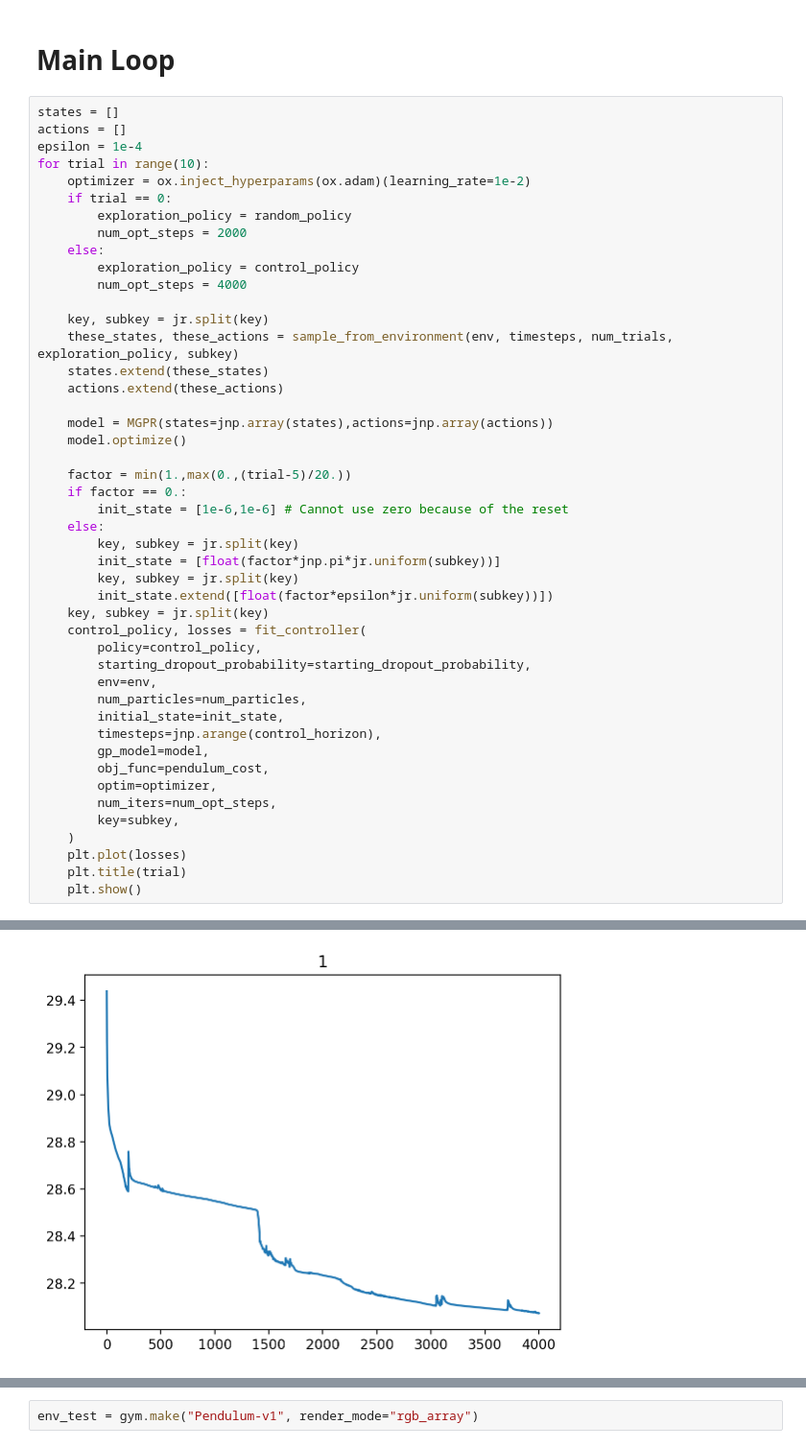
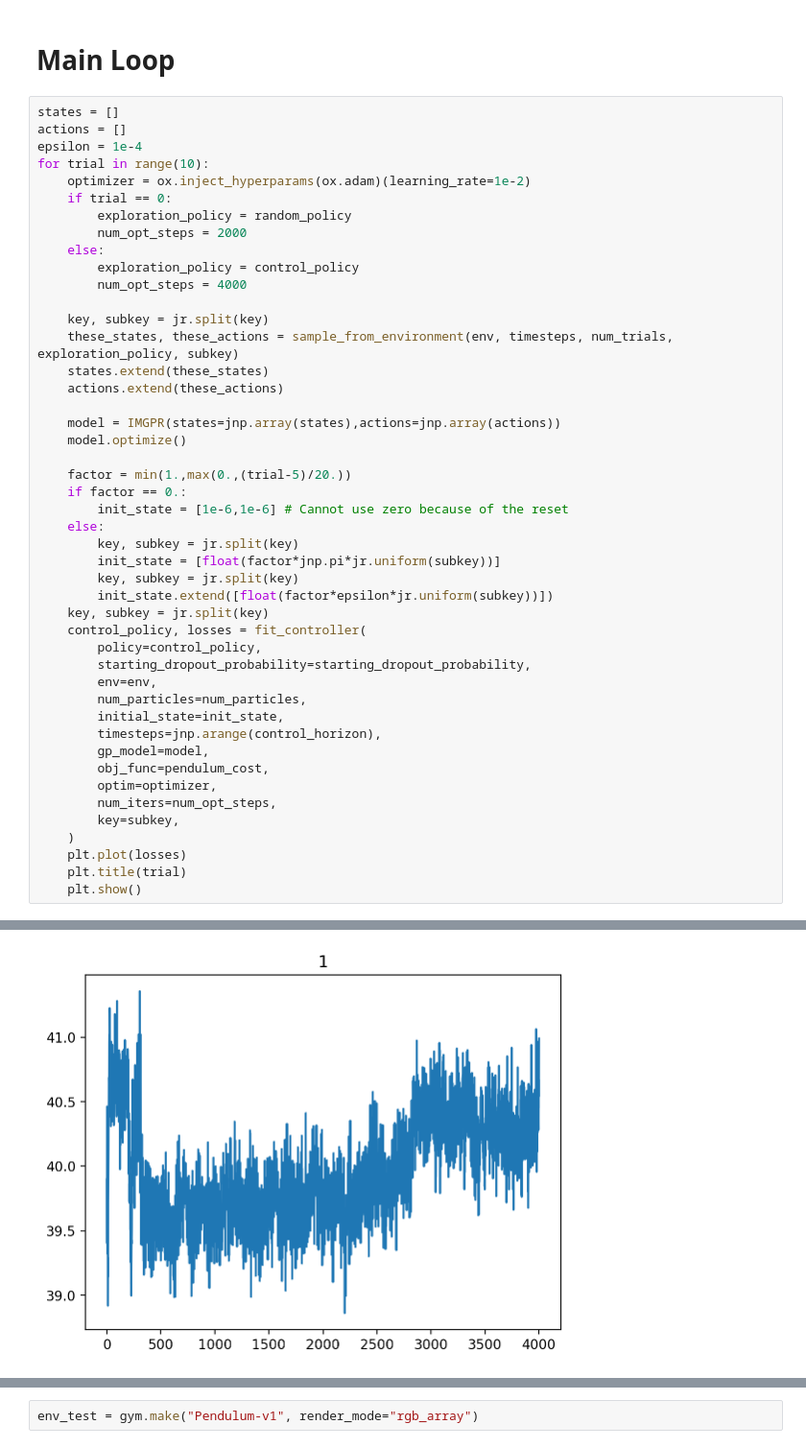
Before and after one commit to mathDR/jax-mc-pilco, a Jupyter notebook: notebooks/pilco_testing_inv_pend_notebook.ipynb, the cells around one changed output, grey strips where cells are left out. Shown at 96% size. Cells and saved outputs as stored; diff of their text form.

```diff
--- a/notebooks/pilco_testing_inv_pend_notebook.ipynb
+++ b/notebooks/pilco_testing_inv_pend_notebook.ipynb
@@ -97,7 +97,7 @@ for trial in range(10):
     states.extend(these_states)
     actions.extend(these_actions)
 
-    model = MGPR(states=jnp.array(states),actions=jnp.array(actions))
+    model = IMGPR(states=jnp.array(states),actions=jnp.array(actions))
     model.optimize()
 
     factor = min(1.,max(0.,(trial-5)/20.))
@@ -164 +164 @@ step=3999, train_loss=28.072895375963203,
-[figure, old version]
+[figure, new version]
```
Also changed, not shown: parts of 2 cells of this notebook, 3 other files.
